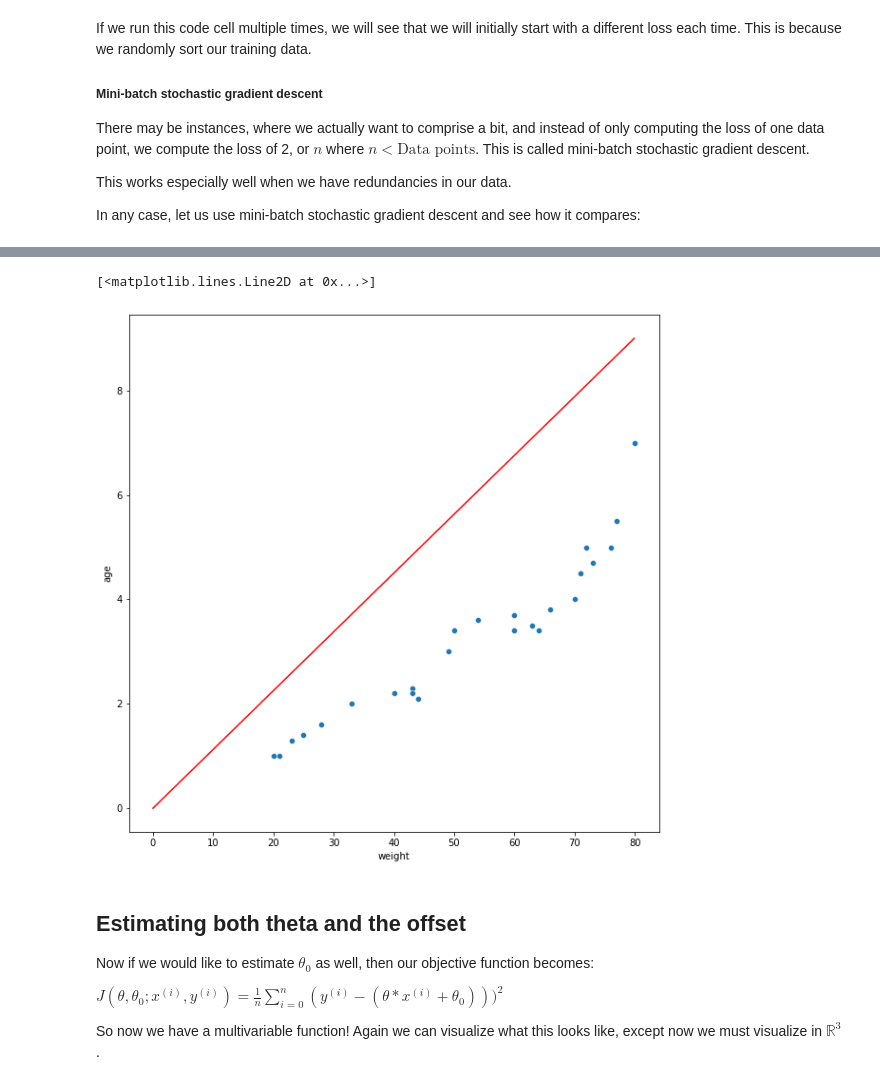
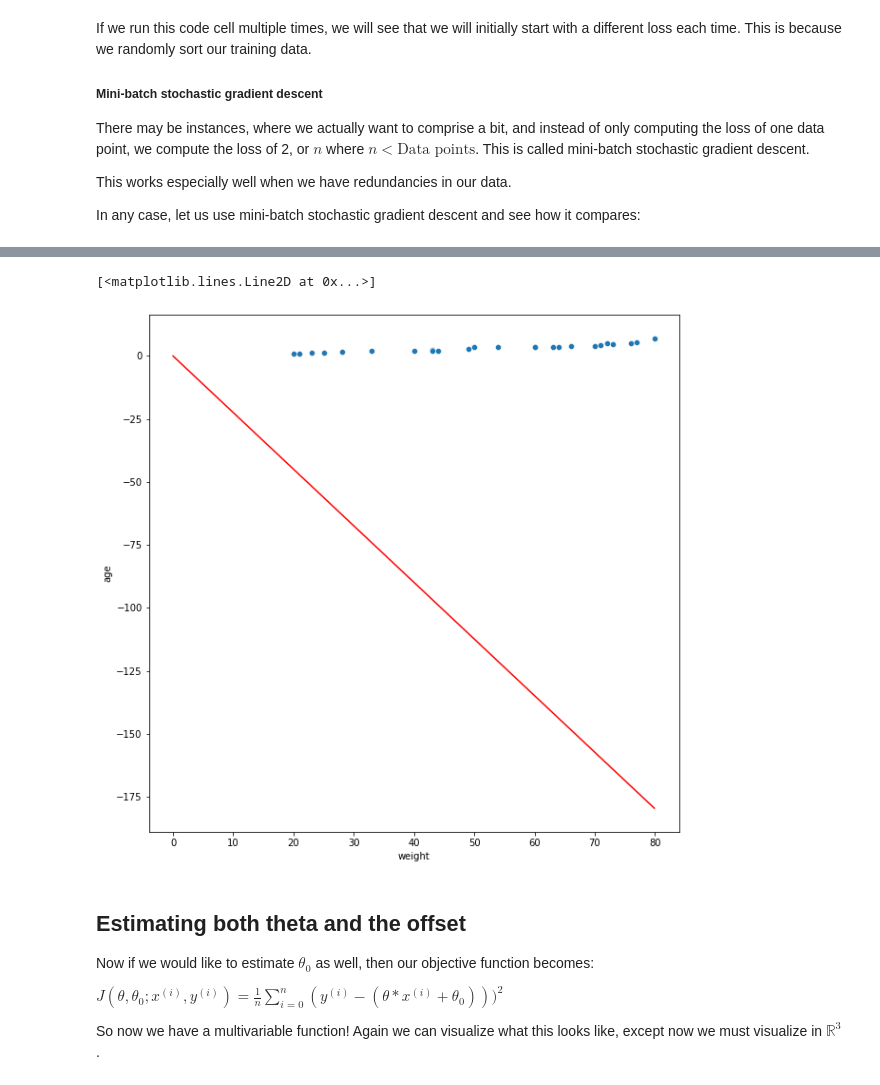
Before and after one commit to amadeovezz/data-sci, a Jupyter notebook: ml/tutorials/regression/linear.ipynb, the cells around one changed output, grey strips where cells are left out. Cells and saved outputs as stored; diff of their text form; code cells hidden in the pictures.

```diff
--- a/ml/tutorials/regression/linear.ipynb
+++ b/ml/tutorials/regression/linear.ipynb
@@ -34,8 +34,10 @@ logging.basicConfig(level=logging.ERROR, format='%(message)s')
 
 # Import pseudo data set
 df = pd.read_csv('../data/tabular/croc-age.csv')
-training_data = pd.DataFrame({'weight': df.weight}).to_numpy()
-labels =  pd.DataFrame({'age':df.age}).to_numpy() # age
+df_np = df.to_numpy()
+training_data = df_np[:,0]
+training_data_2_feat = df_np[:,0:2].T # For two features
+labels = df_np[:,2] # age
 
 #Visualize the data
 plt.subplots(figsize=(10,10))
@@ -230,11 +232,11 @@ $$
 
 d_theta = lambda x, y, theta: -2 * (y - (theta*x)) * x
 
-results = train.sv_descend(
+results = train.sp_descend(
         training_data
         , labels
-        , learning_rate=.001
-        , derivative=d_theta
+        , learning_rate=.01
+        , derivative_per_data_point=d_theta
         , maximum_num_epochs=100
 )
 
@@ -273,11 +275,11 @@ parameter, so we will leverage this here. We will also decrease our initial lear
 d_theta = lambda x, y, theta: -2 * (y - (theta*x)) * x
 learning_schedule = lambda learning_rate, epoch: learning_rate * 3/4
 
-results = train.sv_descend(
+results = train.sp_descend(
     training_data
     , labels
-     , derivative=d_theta
-    , learning_rate=.00001
+    , derivative_per_data_point=d_theta
+    , learning_rate=.001
     , learning_schedule=learning_schedule
     , maximum_num_epochs=100
 )
@@ -378,13 +380,13 @@ In any case, let us use mini-batch stochastic gradient descent and see how it co
 d_theta = lambda x, y, theta: -2 * (y - (theta*x)) * x
 learning_schedule = lambda learning_rate, epoch: learning_rate * 3/4
 
-results = train.sv_descend(
+results = train.sp_descend(
     training_data
     , labels
-    , derivative=d_theta
-    , learning_rate=.0001
+    , derivative_per_data_point=d_theta
+    , learning_rate=.001
     , learning_schedule=learning_schedule
-    , maximum_num_epochs=100000
+    , maximum_num_epochs=100
     , stochastic=True
     , mini_batch_number=4
 )
@@ -409,5 +411,5 @@ Model: y = 0 + 0.11263x     Training loss: 7.771843498923997
 [<matplotlib.lines.Line2D at 0x...>]
-[figure, old version]
+[figure, new version]
 # %% [markdown]
 
 ## Estimating both theta and the offset
```
Also changed, not shown: parts of 10 cells of this notebook, 1 other file.
